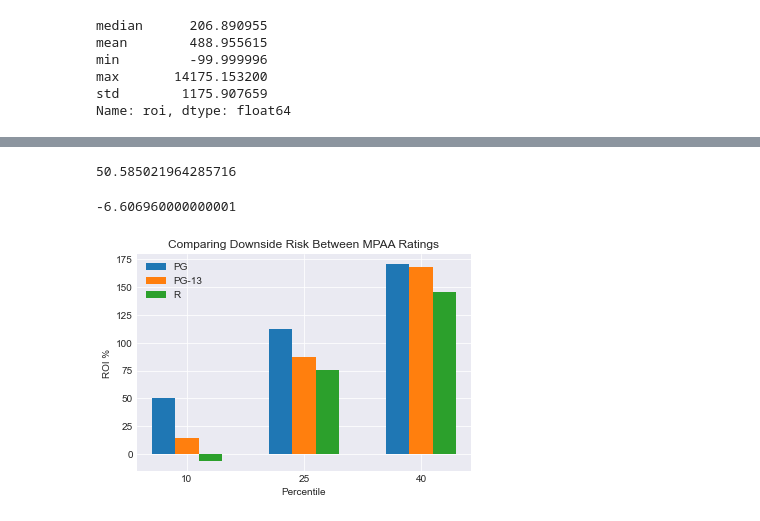
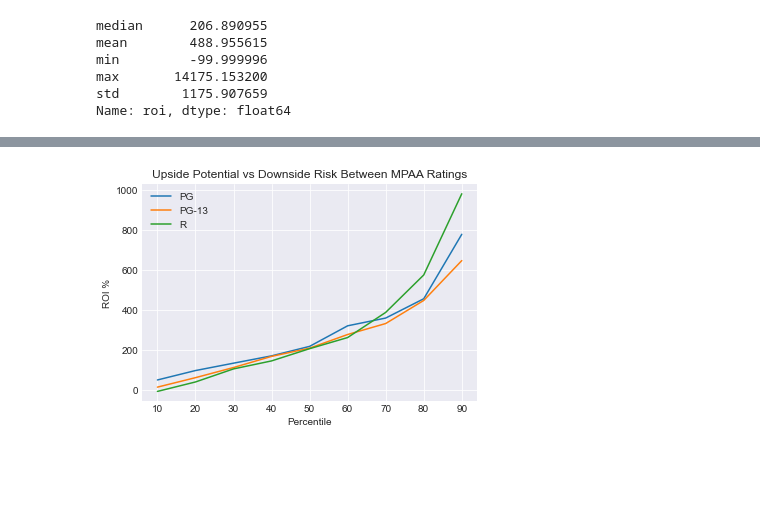
Before and after one commit to halemade/film_recommendations, a Jupyter notebook: ratings.ipynb, the cells around one changed output, grey strips where cells are left out. Cells and saved outputs as stored; diff of their text form; code cells hidden in the pictures; blank space fills up the shorter version.

```diff
--- a/ratings.ipynb
+++ b/ratings.ipynb
@@ -406,31 +421,22 @@ plt.show()
-# %%
-np.percentile(pg['roi'], 10)
-# %% [output]
-50.585021964285716
-# %%
-np.percentile(r['roi'], 10)
-# %% [output]
--6.606960000000001
-# %%
-#comparing downside risk
-# create data
-x = np.arange(3)
-percentile = [10, 25, 40]
-y1 = [np.percentile(pg['roi'], x) for x in percentile]
-y2 = [np.percentile(pg_13['roi'], x) for x in percentile]
-y3 = [np.percentile(r['roi'], x) for x in percentile]
-width = 0.2
-
-# plot data in grouped manner of bar type
-plt.bar(x-0.2, y1, width)
-plt.bar(x, y2, width)
-plt.bar(x+0.2, y3, width)
-plt.title('Comparing Downside Risk Between MPAA Ratings')
-plt.xticks(x, ['10', '25', '40'])
-plt.xlabel("Percentile")
-plt.ylabel("ROI %")
-plt.legend(["PG", "PG-13", "R"])
-plt.style.use('seaborn-darkgrid')
-plt.show()
-# %% [output]
-[figure, removed]
+# %%
+#comparing downside risk
+# create data
+x = np.arange(9)
+percentile = list(range(10, 100, 10))
+y1 = [np.percentile(pg['roi'], x) for x in percentile]
+y2 = [np.percentile(pg_13['roi'], x) for x in percentile]
+y3 = [np.percentile(r['roi'], x) for x in percentile]
+
+# plot data in grouped manner of bar type
+plt.plot(x, y1, label = 'PG')
+plt.plot(x, y2, label = 'PG-13')
+plt.plot(x, y3, label = 'R')
+plt.title('Upside Potential vs Downside Risk Between MPAA Ratings')
+plt.xlabel("Percentile")
+plt.ylabel("ROI %")
+plt.xticks(x, ['10', '20', '30', '40', '50', '60', '70', '80', '90'])
+plt.legend()
+plt.style.use('seaborn-darkgrid')
+plt.show()
+# %% [output]
+[figure, added]
```
Also changed, not shown: parts of 17 cells of this notebook, 1 other file.
